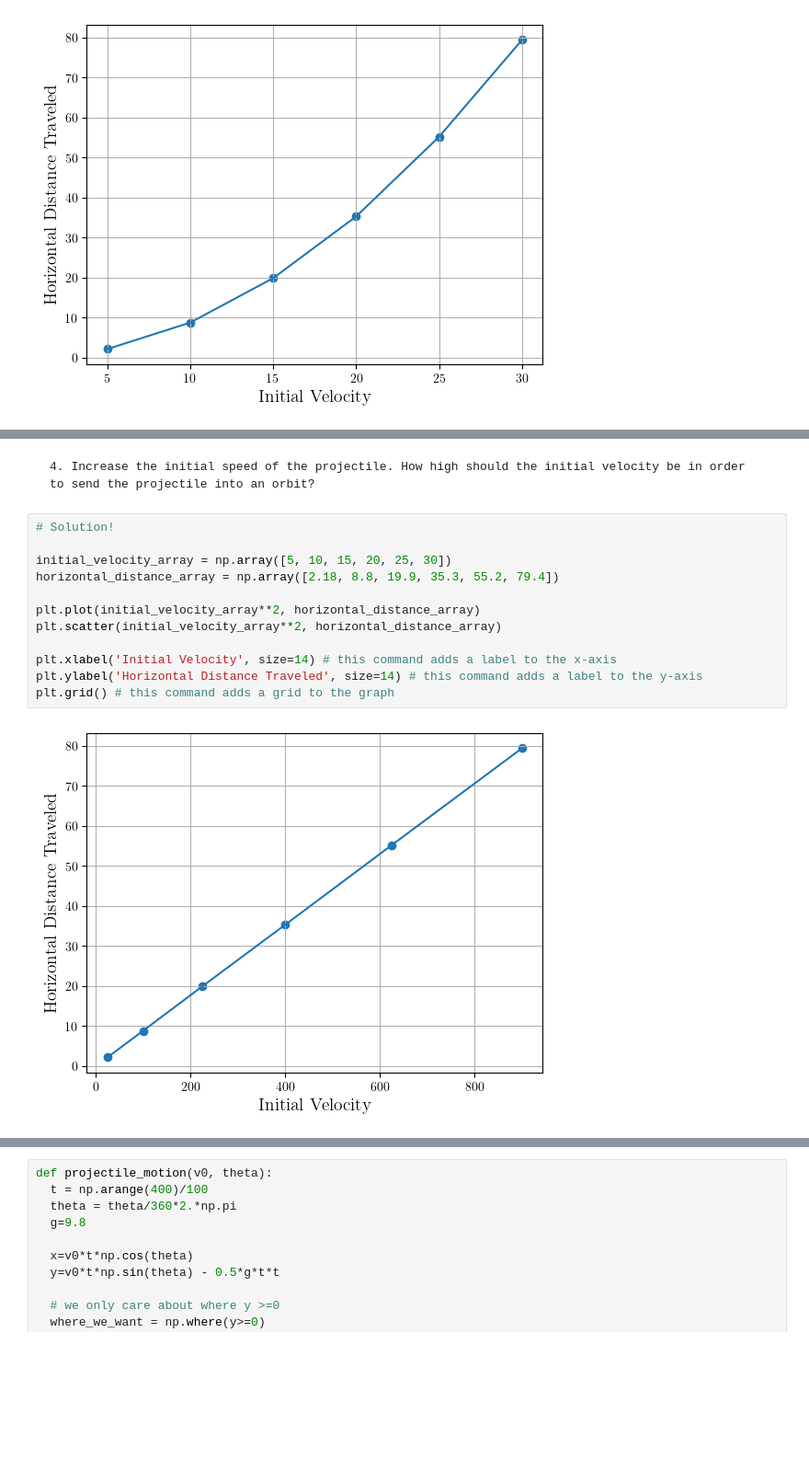
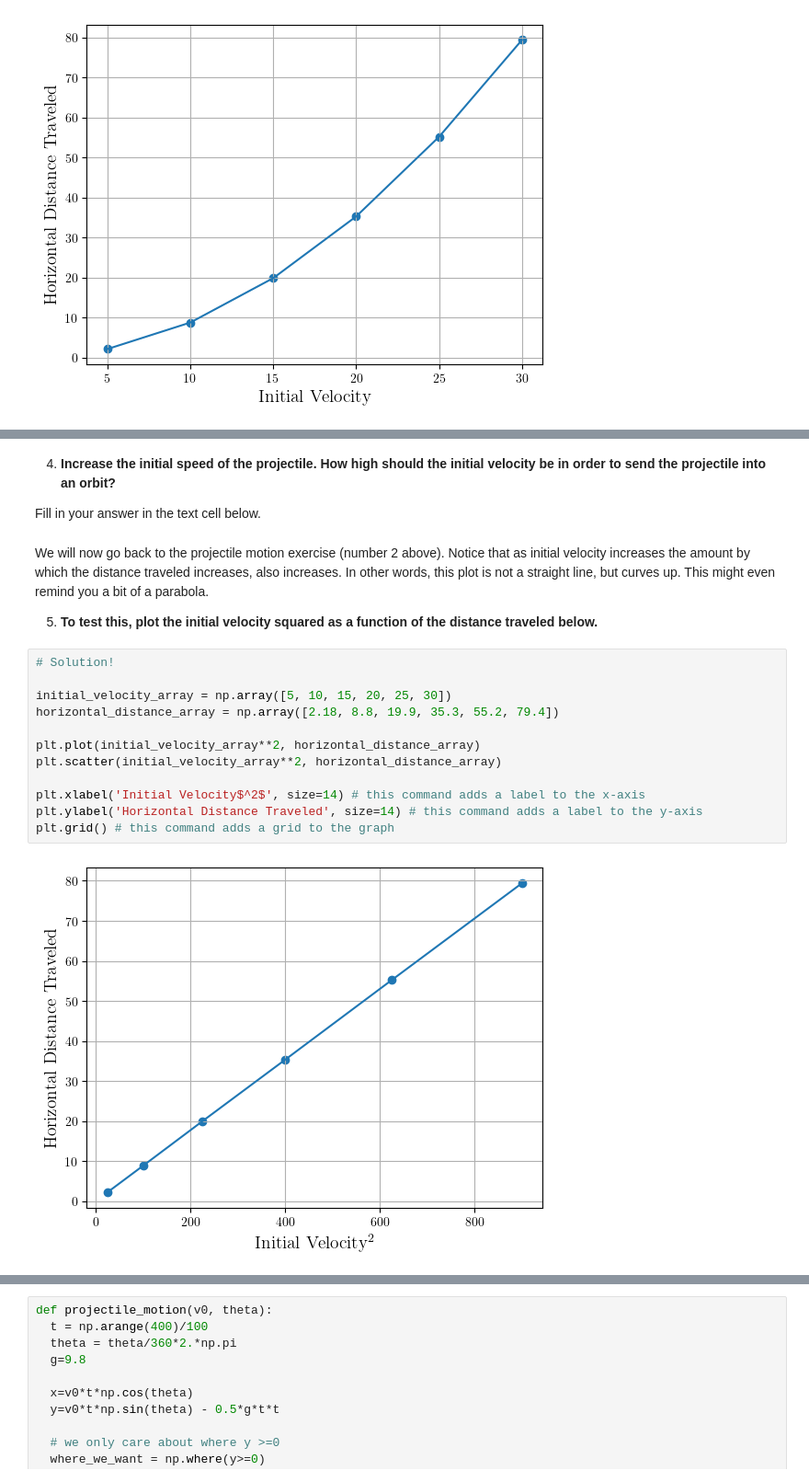
Before and after one commit to liamedeiros/Newton2BlackHoles, a Jupyter notebook: Projectile_Motion_and_orbits.ipynb, the cells around one changed output, grey strips where cells are left out. Shown at 92% size. Cells and saved outputs as stored; diff of their text form; blank space fills up the shorter version.

```diff
--- a/Projectile_Motion_and_orbits.ipynb
+++ b/Projectile_Motion_and_orbits.ipynb
@@ -81,18 +81,24 @@ You can:
 
 We can now use this app to extend the understanding we gained in questions 1-3 and ask what would happen if we fired the cannon with such a high velocity that the range becomes comparable to the radius of the Earth. The fact that the Earth is not flat is important here.
 # %% [markdown]
-	4. Increase the initial speed of the projectile. How high should the initial velocity be in order to send the projectile into an orbit?
+4. **Increase the initial speed of the projectile. How high should the initial velocity be in order to send the projectile into an orbit?**
+
+Fill in your answer in the text cell below.
+# %% [markdown]
+We will now go back to the projectile motion exercise (number 2 above). Notice that as initial velocity increases the amount by which the distance traveled increases, also increases. In other words, this plot is not a straight line, but curves up. This might even remind you a bit of a parabola.
+
+5. **To test this, plot the initial velocity squared as a function of the distance traveled below.**
 # %%
 # Solution!
 
 initial_velocity_array = np.array([5, 10, 15, 20, 25, 30])
 horizontal_distance_array = np.array([2.18, 8.8, 19.9, 35.3, 55.2, 79.4])
 
 plt.plot(initial_velocity_array**2, horizontal_distance_array)
 plt.scatter(initial_velocity_array**2, horizontal_distance_array)
 
-plt.xlabel('Initial Velocity', size=14) # this command adds a label to the x-axis
+plt.xlabel('Initial Velocity$^2$', size=14) # this command adds a label to the x-axis
 plt.ylabel('Horizontal Distance Traveled', size=14) # this command adds a label to the y-axis
 plt.grid() # this command adds a grid to the graph
 # %% [output]
-[figure, old version]
+[figure, new version]
```
Also changed, not shown: parts of 5 cells of this notebook.
